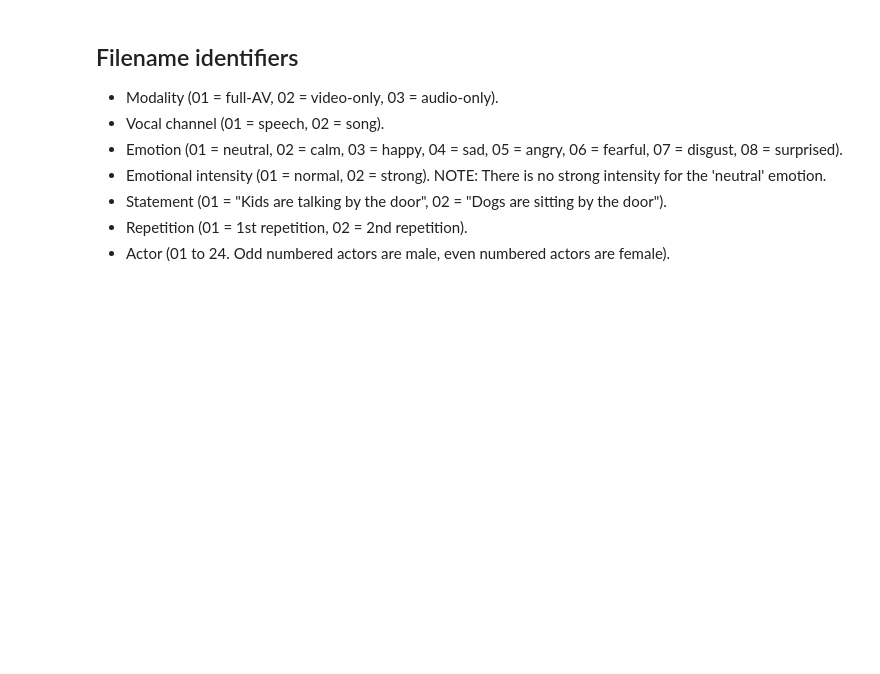
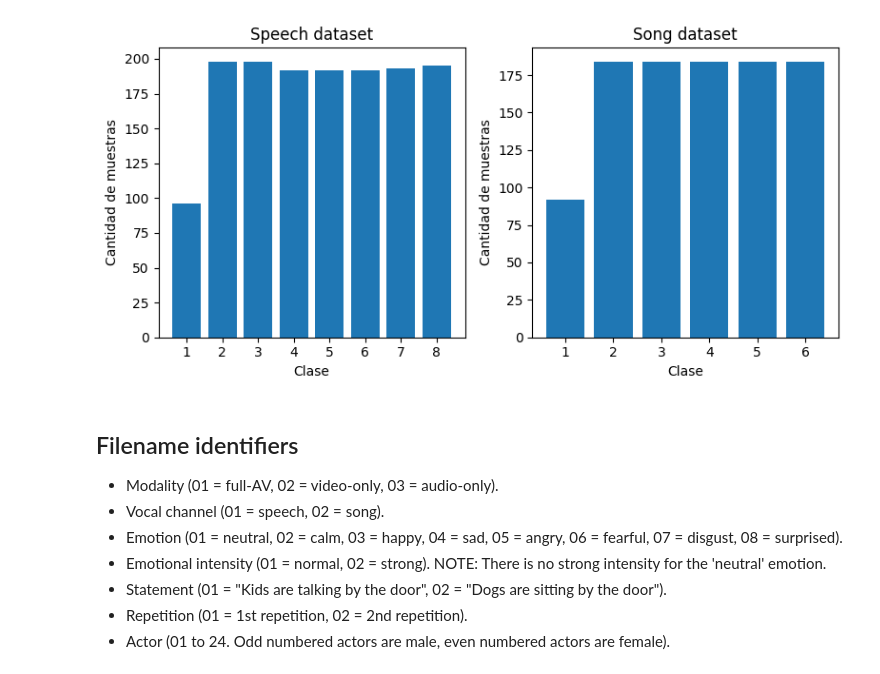
Before and after one commit to castillocande/speech-emotion-recognition-ml, a Jupyter notebook: prueba.ipynb, the cells around one changed output. Saved outputs shown, nothing was run; the diff lists cells and outputs as text; code cells hidden in the pictures; blank space fills up the shorter version.

Commit message:
procesamiento datasets

```diff
--- a/prueba.ipynb
+++ b/prueba.ipynb
@@ -27 +36,7 @@ from keras.optimizers import SGD
+# %%
+speech_unprocessed_path = r'data/Audio_Speech_Actors_01-24/*/*.wav'
+song_unprocessed_path = r'data/Audio_Song_Actors_01-24/*/*.wav'
+
+speech_dataset_path = "configs/data/speech_dataset.npy"
+song_dataset_path = "configs/data/song_dataset.npy"
 # %%
@@ -64,3 +64,36 @@ for i in range(1, 9):
+# %%
+def get_dataset(path):
+    dataset = np.load(path)
+    x = dataset[:, :-1]
+    y = dataset[:,-1]
+    return x, y
+# %%
+x_speech, y_speech = get_dataset(speech_dataset_path)
+x_song, y_song = get_dataset(song_dataset_path)
+# %%
+classes_speech, classes_count_speech = np.unique(y_speech, return_counts=True)
+classes_song, classes_count_song = np.unique(y_song, return_counts=True)
+
+fig, axs = plt.subplots(1, 2, figsize=(8, 4))
+
+axs[0].bar(classes_speech, classes_count_speech)
+axs[0].set_title('Speech dataset')
+axs[0].set_xlabel('Clase')
+axs[0].set_ylabel('Cantidad de muestras')
+axs[0].set_xticks(classes_speech)
+
+axs[1].bar(classes_song, classes_count_song)
+axs[1].set_title('Song dataset')
+axs[1].set_xlabel('Clase')
+axs[1].set_ylabel('Cantidad de muestras')
+axs[1].set_xticks(classes_song)
+
+plt.tight_layout()
+plt.show()
+
+#NOTE: There is no strong intensity for the 'neutral' emotion.
+# %% [output]
+[figure, added]
 # %% [markdown]
 ## Filename identifiers
 
```
Also changed, not shown: parts of 11 cells of this notebook, 2 other files.
